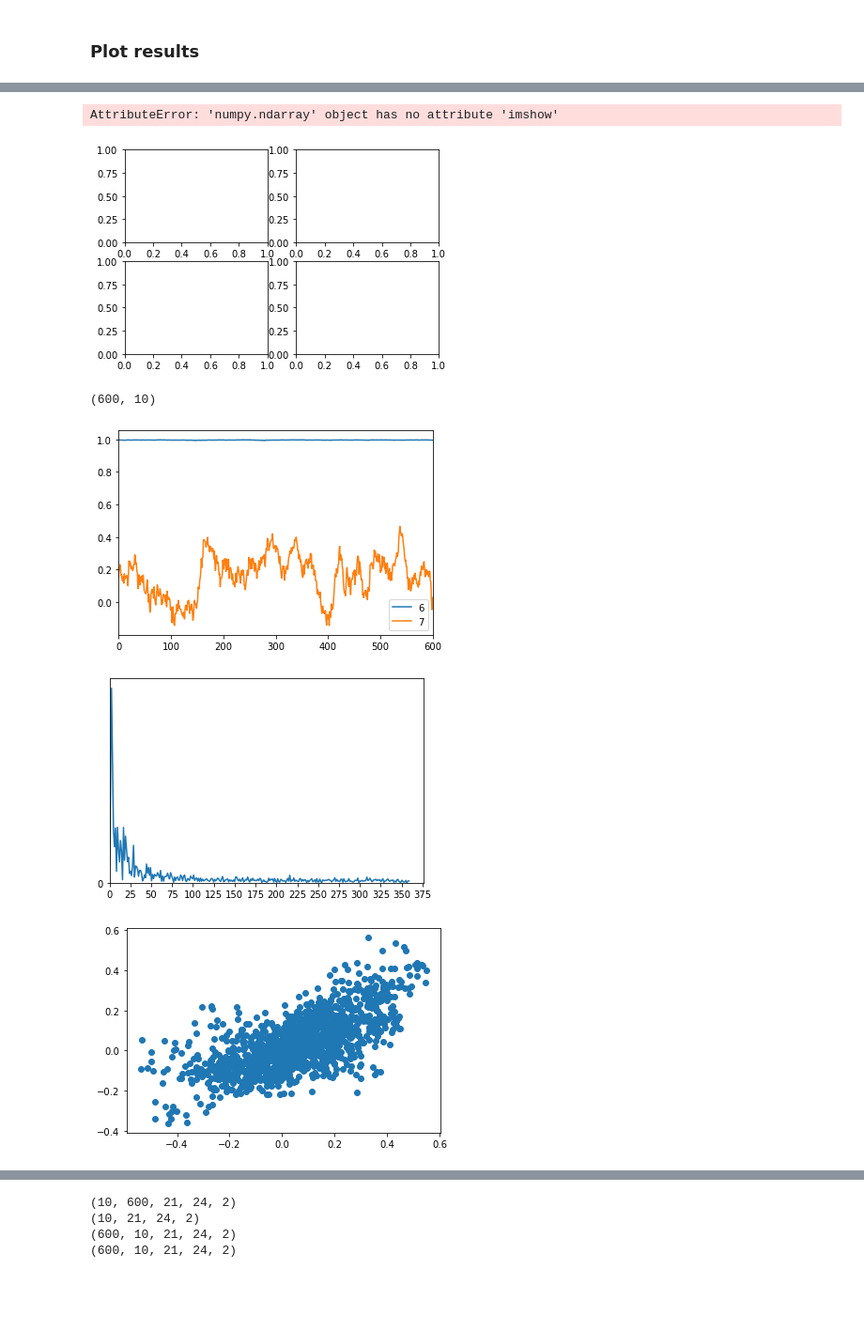
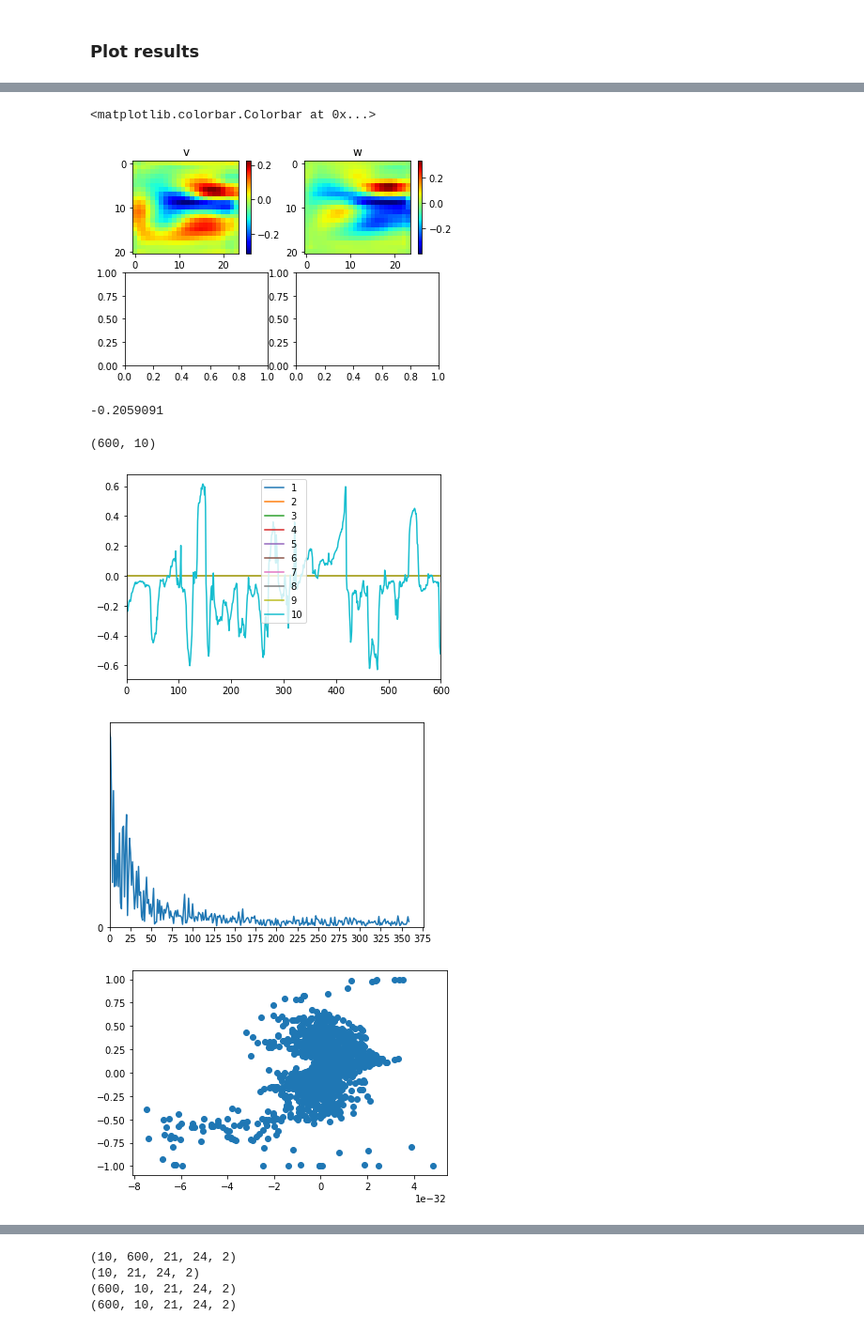
Before and after one commit to MagriLab/MD-CNN-AE, a Jupyter notebook: latent_sapce.ipynb, the cells around one changed output, grey strips where cells are left out. Shown: that part at 94% size. Drawn from its saved outputs; the diff is of its cells as text; code cells hidden in the pictures; blank space fills up the shorter version.

```diff
--- a/latent_sapce.ipynb
+++ b/latent_sapce.ipynb
@@ -23,7 +23,7 @@ Ntrain = 1800 # snapshots for training
 Ntest = 900 # sanpshots for testing
 
 # path
-folder = 'C:/Users/tracy/OneDrive - Imperial College London/PhD/Code_md-ae/MD_10__2022_04_06__15_25_37/'
+folder = '/home/ym917/OneDrive/PhD/Code_md-ae/MD_10__2022_05_05__18_53_33/'
 
 ## ae configuration
 filename = folder + 'Model_param.h5'
@@ -110,27 +180,34 @@ plt.show()
 # %%
-time = 2 # which snapshot?
-fig, (ax1,ax2) = plt.subplots(2,2)
-fig1 = ax1.imshow(y_test[time,:,:,0],'jet')
-ax1.set_title('v')
-fig.colorbar(fig1,ax=ax1)
+time = 20 # which snapshot?
+fig, ax = plt.subplots(2,2)
+fig1 = ax[0,0].imshow(y_test[time,:,:,0],'jet')
+ax[0,0].set_title('v')
+fig.colorbar(fig1,ax=ax[0,0])
+fig2 = ax[0,1].imshow(y_test[time,:,:,1],'jet')
+ax[0,1].set_title('w')
+fig.colorbar(fig2,ax=ax[0,1])
 # %% [output]
-AttributeError: 'numpy.ndarray' object has no attribute 'imshow'
+<matplotlib.colorbar.Colorbar at 0x...>
-[figure, old version]
+[figure, new version]
+# %%
+latent_test[60,9]
+# %% [output]
+-0.2059091
 # %%
 ## latent space line plot
 print(latent_test.shape)
 plt.figure()
-for z in [5,6]:
+for z in range(latent_dim):
     plt.plot(latent_test[:,z],label=str(z+1))
 plt.xlim([0,600])
 plt.legend()
 plt.show()
 # %% [output]
 (600, 10)
-[figure, old version]
+[figure, new version]
 # %%
 # fft of latent space signal
-signal_in = latent_test[:,0] # which one
+signal_in = latent_test[:,8] # which one
 signal_fft = np.fft.fft(signal_in)
 signal_fft_power = np.abs(signal_fft)/signal_in.size
 signal_freq = np.fft.fftfreq(signal_in.size)
@@ -146,13 +223,13 @@ loc = np.r_[0:max(loc):25]
 plt.xticks(loc)
 plt.show()
 # %% [output]
-[figure, old version]
+[figure, new version]
 # %%
 plt.figure()
-plt.scatter(latent_train[:,0],latent_train[:,1])
+plt.scatter(latent_train[:,0],latent_train[:,9])
 plt.show()
 # %% [output]
-[figure, old version]
+[figure, new version]
 # %%
 ## plot time-averaged autoencoder mode
 fig,((ax1,ax2),(ax3,ax4)) = plt.subplots(2,2)
```
Also changed, not shown: parts of 13 cells of this notebook, 5 other files.
